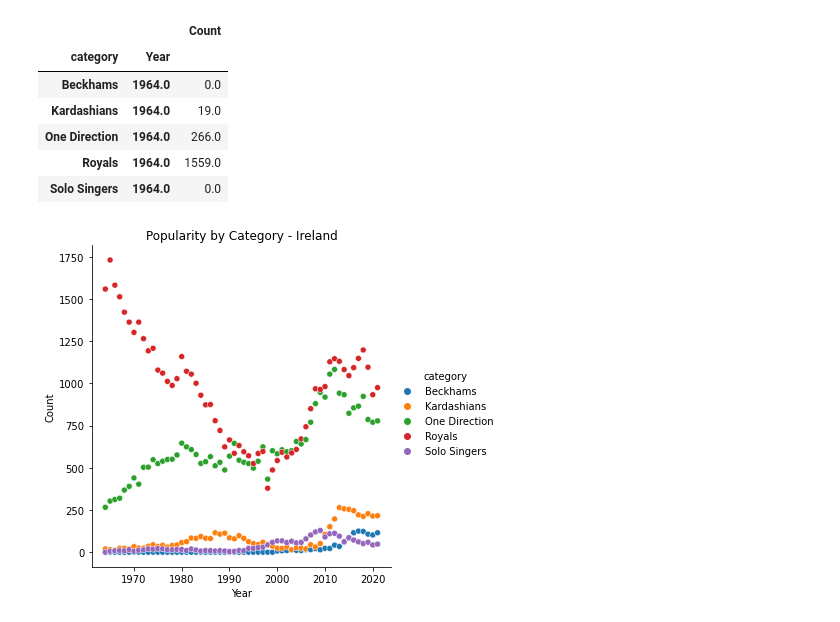
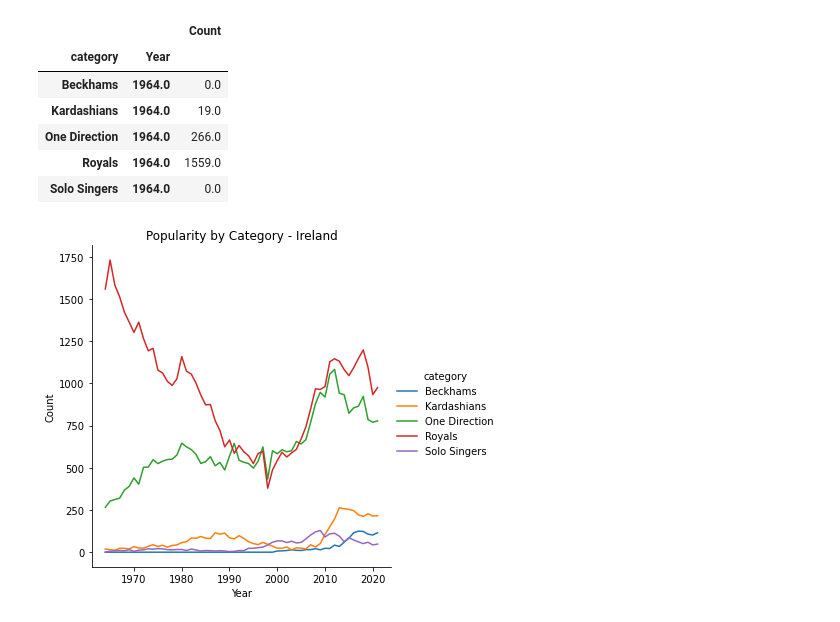
Before and after one commit to lisawhyte/UCDPA_LisaWhyte, a Jupyter notebook: BabyNames.ipynb, the cells around one changed output. Cells and saved outputs as stored; diff of their text form; code cells hidden in the pictures.

```diff
--- a/BabyNames.ipynb
+++ b/BabyNames.ipynb
@@ -660,12 +661,12 @@ irl_by_cat.head()
 | Royals | 1964.0 | 1559.0 |
 | Solo Singers | 1964.0 | 0.0 |
 # %%
-#Using Seaborn plot the above data on a scatter plot
+#Using Seaborn plot the above data on a line graph
 #Set hue to category to view each category in a different colour
 sns.relplot(x="Year", y="Count",
             data=irl_by_cat,
-            kind="scatter", hue="category")
+            kind="line", hue="category")
 plt.title("Popularity by Category - Ireland")
 plt.show()
 # %% [output]
-[figure, old version]
+[figure, new version]
```
Also changed, not shown: parts of 8 cells of this notebook, 1 other file.
